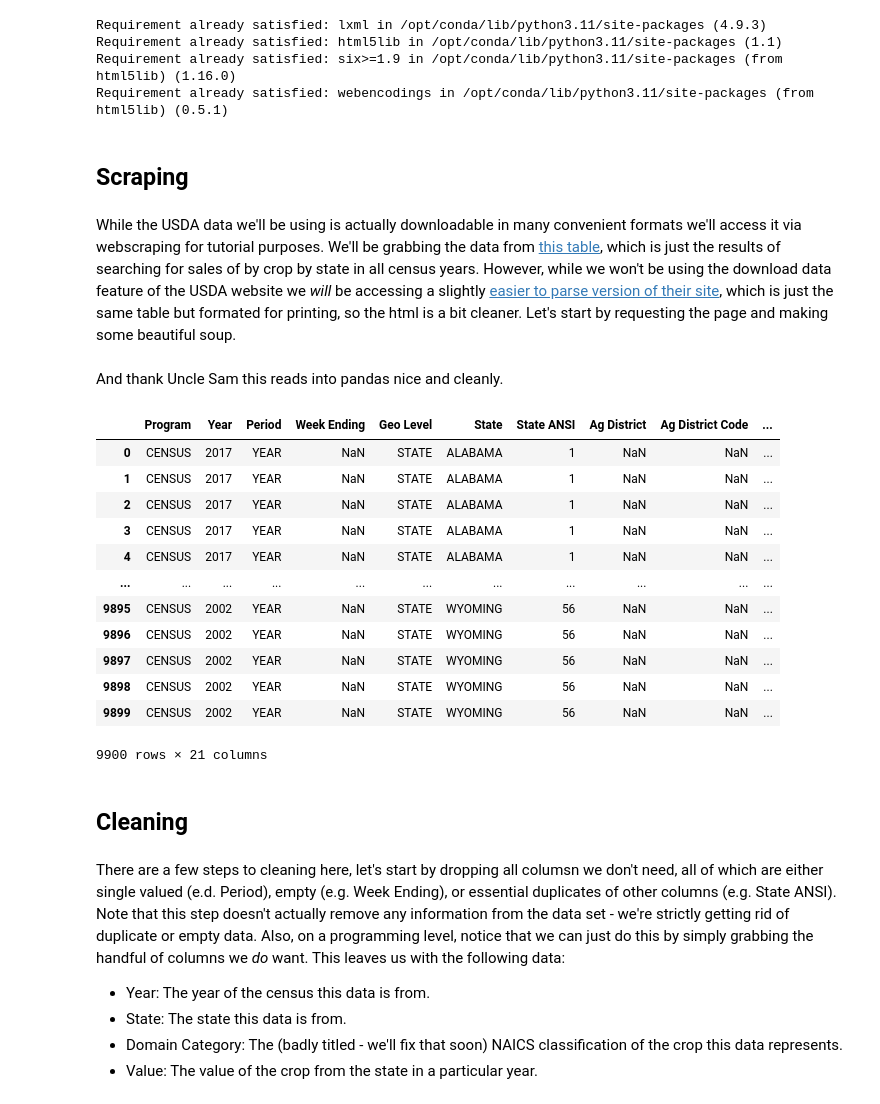
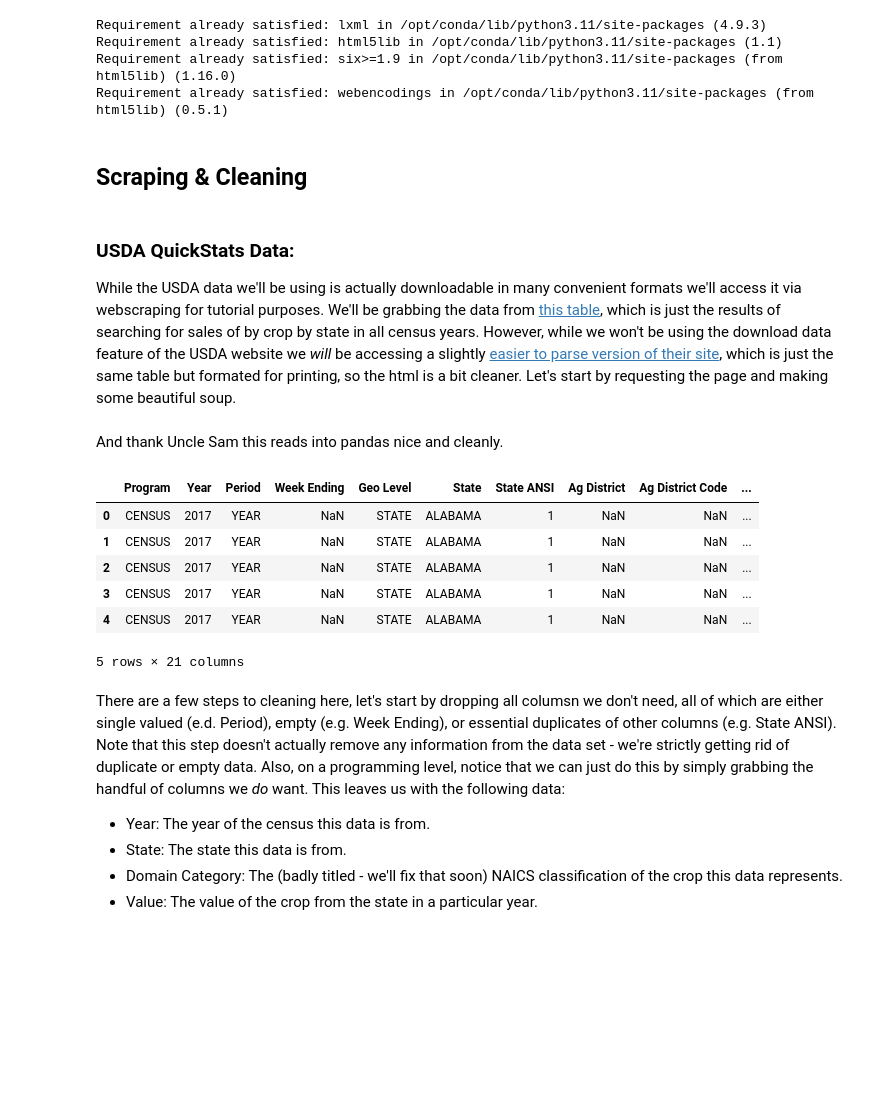
Before and after one commit to harplyon/CMPS6790FinalTutorial, a Jupyter notebook: LyonFinalTutorial.ipynb, the cells around one changed output. Cells and saved outputs as stored; diff of their text form; code cells hidden in the pictures; blank space fills up the shorter version.

```diff
--- a/LyonFinalTutorial.ipynb
+++ b/LyonFinalTutorial.ipynb
@@ -41,36 +38,30 @@ import re
 from bs4 import BeautifulSoup
 # %% [markdown]
-## Scraping
+## Scraping & Cleaning
 # %% [markdown]
+### USDA QuickStats Data:
+
 While the USDA data we'll be using is actually downloadable in many convenient formats we'll access it via webscraping for tutorial purposes. We'll be grabbing the data from [this table](https://quickstats.nass.usda.gov/results/EA7182BD-87D0-3E47-A9C0-A9D9260F3794), which is just the results of searching for sales of by crop by state in all census years. However, while we won't be using the download data feature of the USDA website we *will* be accessing a slightly [easier to parse version of their site](https://quickstats.nass.usda.gov/data/printable/0A90D9FE-6F14-3E82-83C7-BC9FB48E126A), which is just the same table but formated for printing, so the html is a bit cleaner. Let's start by requesting the page and making some beautiful soup.
 # %%
 # we have to trick the usda, which I hope isn't a felony
-r = requests.get("https://quickstats.nass.usda.gov/data/printable/0A90D9FE-6F14-3E82-83C7-BC9FB48E126A",
+sales_request = requests.get("https://quickstats.nass.usda.gov/data/printable/0A90D9FE-6F14-3E82-83C7-BC9FB48E126A",
                 headers = {'User-Agent':'Mozilla/5.0 (Macintosh; Intel Mac OS X 10.15; rv:101.0) Gecko/20100101 Firefox/101.0'})
-assert r.status_code == 200
+assert sales_request.status_code == 200
 # %%
-soup = BeautifulSoup(r.text, "html.parser")
+sales_soup = BeautifulSoup(sales_request.text, "html.parser")
 # %% [markdown]
 And thank Uncle Sam this reads into pandas nice and cleanly.
 # %%
-ag_df = pd.read_html(str(soup.find("table")))[0]
-ag_df
+sales_df = pd.read_html(str(sales_soup.find("table")))[0]
+sales_df.head()
 # %% [output]
 |  | Program | Year | Period | Week Ending | Geo Level | State | State ANSI | Ag District | Ag District Code | ... |
 | 0 | CENSUS | 2017 | YEAR | NaN | STATE | ALABAMA | 1 | NaN | NaN | ... |
 | 1 | CENSUS | 2017 | YEAR | NaN | STATE | ALABAMA | 1 | NaN | NaN | ... |
 | 2 | CENSUS | 2017 | YEAR | NaN | STATE | ALABAMA | 1 | NaN | NaN | ... |
 | 3 | CENSUS | 2017 | YEAR | NaN | STATE | ALABAMA | 1 | NaN | NaN | ... |
 | 4 | CENSUS | 2017 | YEAR | NaN | STATE | ALABAMA | 1 | NaN | NaN | ... |
-| ... | ... | ... | ... | ... | ... | ... | ... | ... | ... | ... |
-| 9895 | CENSUS | 2002 | YEAR | NaN | STATE | WYOMING | 56 | NaN | NaN | ... |
-| 9896 | CENSUS | 2002 | YEAR | NaN | STATE | WYOMING | 56 | NaN | NaN | ... |
-| 9897 | CENSUS | 2002 | YEAR | NaN | STATE | WYOMING | 56 | NaN | NaN | ... |
-| 9898 | CENSUS | 2002 | YEAR | NaN | STATE | WYOMING | 56 | NaN | NaN | ... |
-| 9899 | CENSUS | 2002 | YEAR | NaN | STATE | WYOMING | 56 | NaN | NaN | ... |
-9900 rows × 21 columns
+5 rows × 21 columns
-# %% [markdown]
-## Cleaning
 # %% [markdown]
 There are a few steps to cleaning here, let's start by dropping all columsn we don't need, all of which are either single valued (e.d. Period), empty (e.g. Week Ending), or essential duplicates of other columns (e.g. State ANSI). Note that this step doesn't actually remove any information from the data set - we're strictly getting rid of duplicate or empty data. Also, on a programming level, notice that we can just do this by simply grabbing the handful of columns we *do* want. This leaves us with the following data:
 
```
Also changed, not shown: parts of 71 cells of this notebook, 1 other file.
